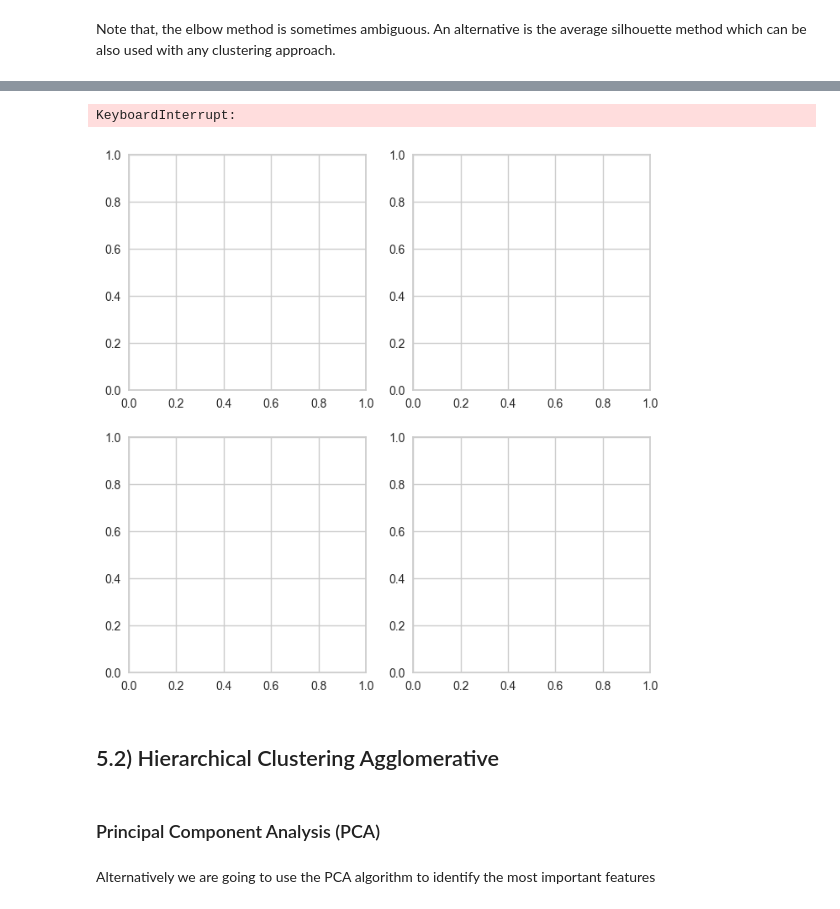
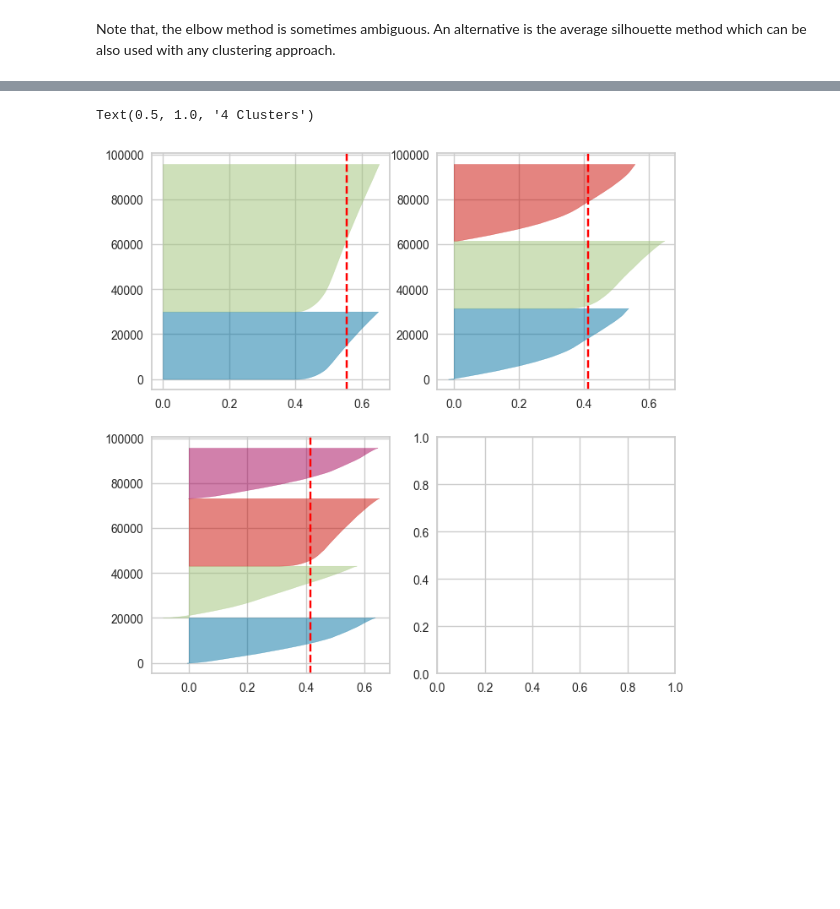
Before and after one commit to barbarafarah/clustering-clients, a Jupyter notebook: classifyng-customers.ipynb, the cells around one changed output, grey strips where cells are left out. Drawn from its saved outputs; the diff is of its cells as text; code cells hidden in the pictures; blank space fills up the shorter version.

```diff
--- a/classifyng-customers.ipynb
+++ b/classifyng-customers.ipynb
@@ -558,0 +501,2 @@ plt.show()
+# %%
+df_normalized = df_clients.iloc[:,[3,4,5,6,10,11,12]]
@@ -558,0 +512,8 @@ plt.show()
+# %%
+df_normalized.iloc[:,0] =   MinMaxScaler().fit_transform(np.array(df_normalized.iloc[:,0]).reshape(-1, 1))
+df_normalized.iloc[:,1] =   MinMaxScaler().fit_transform(np.array(df_normalized.iloc[:,1]).reshape(-1, 1))
+df_normalized.iloc[:,2] =   MinMaxScaler().fit_transform(np.array(df_normalized.iloc[:,2]).reshape(-1, 1))
+df_normalized.iloc[:,3] =   MinMaxScaler().fit_transform(np.array(df_normalized.iloc[:,3]).reshape(-1, 1))
+df_normalized.iloc[:,4] =   MinMaxScaler().fit_transform(np.array(df_normalized.iloc[:,4]).reshape(-1, 1))
+df_normalized.iloc[:,5] =   MinMaxScaler().fit_transform(np.array(df_normalized.iloc[:,5]).reshape(-1, 1))
+df_normalized.iloc[:,6] =   MinMaxScaler().fit_transform(np.array(df_normalized.iloc[:,6]).reshape(-1, 1))
@@ -577,2 +584,2 @@ df_clients.to_csv("data/ml_ready_df.csv")
 # %%
-X = df_clients.iloc[:,[3,4,6,10,11,12]].values
+X = df_normalized.iloc[:,[1,4,5]].values
@@ -669,5 +665,0 @@ Silhouetter Score: 0.341
-# %%
-kmeans = KMeans(n_clusters=2, init='k-means++', n_init=10, max_iter=100, random_state=42)
-
-visualizer = SilhouetteVisualizer(kmeans, colors='yellowbrick')
-visualizer.fit(X)
@@ -679,27 +666,19 @@ SilhouetteVisualizer(ax=<Axes: >, colors='yellowbrick',
 # %%
 fig, ax = plt.subplots(nrows=2, ncols=2, figsize=(8, 8))
 
 kmeans = KMeans(n_clusters=2, init='k-means++', n_init=10, max_iter=100, random_state=42)
 SilhouetteVisualizer(kmeans, colors='yellowbrick',ax=ax[0][0]).fit(X)
 axes[0, 0].set_title('2 Clusters')
 
-kmeans = KMeans(n_clusters=2, init='k-means++', n_init=10, max_iter=100, random_state=42)
+kmeans = KMeans(n_clusters=3, init='k-means++', n_init=10, max_iter=100, random_state=42)
 SilhouetteVisualizer(kmeans, colors='yellowbrick',ax=ax[0][1]).fit(X)
-axes[0, 1].set_title('2 Clusters')
+axes[0, 1].set_title('3 Clusters')
 
-kmeans = KMeans(n_clusters=2, init='k-means++', n_init=10, max_iter=100, random_state=42)
+kmeans = KMeans(n_clusters=4, init='k-means++', n_init=10, max_iter=100, random_state=42)
 SilhouetteVisualizer(kmeans, colors='yellowbrick',ax=ax[1][0]).fit(X)
-axes[1, 0].set_title('2 Clusters')
+axes[1, 0].set_title('4 Clusters')
 
-kmeans = KMeans(n_clusters=2, init='k-means++', n_init=10, max_iter=100, random_state=42)
-SilhouetteVisualizer(kmeans, colors='yellowbrick',ax=ax[1][1]).fit(X)
-axes[1, 1].set_title('2 Clusters')
+#demora 5 min pra rodar
 # %% [output]
-KeyboardInterrupt:
+Text(0.5, 1.0, '4 Clusters')
-[figure, old version]
+[figure, new version]
-# %% [markdown]
-## 5.2) Hierarchical Clustering Agglomerative
-# %% [markdown]
-### Principal Component Analysis (PCA)
-# %% [markdown]
-Alternatively we are going to use the PCA algorithm to identify the most important features
```
Also changed, not shown: parts of 99 cells of this notebook, 2 other files.
